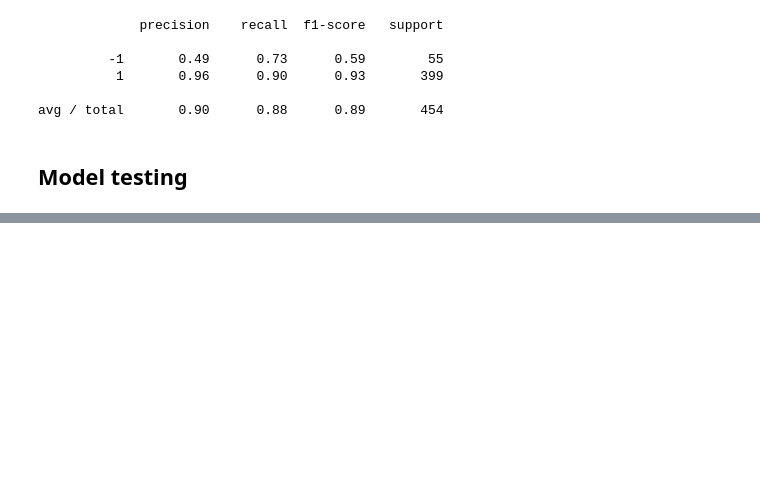
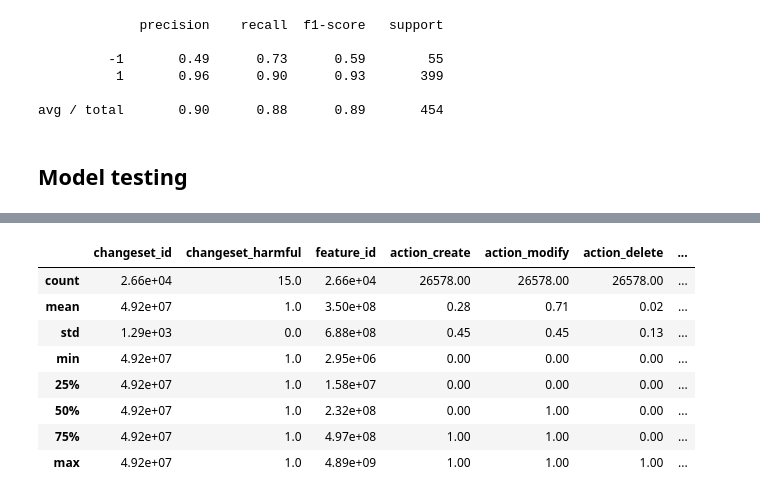
Before and after one commit to mapbox/gabbar, a Jupyter notebook: notebooks/anomaly_detection.ipynb, the cells around one changed output, grey strips where cells are left out. Cells and saved outputs as stored; diff of their text form; code cells hidden in the pictures; blank space fills up the shorter version.

```diff
--- a/notebooks/anomaly_detection.ipynb
+++ b/notebooks/anomaly_detection.ipynb
@@ -227,3 +242,15 @@ Shape after dropping duplicates: (121, 13)
 # %%
 # Using all of the unlabelled dataset for testing.
 testing = unlabelled.sample(unlabelled.shape[0])
+# %%
+testing.describe()
+# %% [output]
+|  | changeset_id | changeset_harmful | feature_id | action_create | action_modify | action_delete | ... |
+| count | 2.66e+04 | 15.0 | 2.66e+04 | 26578.00 | 26578.00 | 26578.00 | ... |
+| mean | 4.92e+07 | 1.0 | 3.50e+08 | 0.28 | 0.71 | 0.02 | ... |
+| std | 1.29e+03 | 0.0 | 6.88e+08 | 0.45 | 0.45 | 0.13 | ... |
+| min | 4.92e+07 | 1.0 | 2.95e+06 | 0.00 | 0.00 | 0.00 | ... |
+| 25% | 4.92e+07 | 1.0 | 1.58e+07 | 0.00 | 0.00 | 0.00 | ... |
+| 50% | 4.92e+07 | 1.0 | 2.32e+08 | 0.00 | 1.00 | 0.00 | ... |
+| 75% | 4.92e+07 | 1.0 | 4.97e+08 | 1.00 | 1.00 | 0.00 | ... |
+| max | 4.92e+07 | 1.0 | 4.89e+09 | 1.00 | 1.00 | 1.00 | ... |
```
Also changed, not shown: parts of 12 cells of this notebook, 3 other files.
